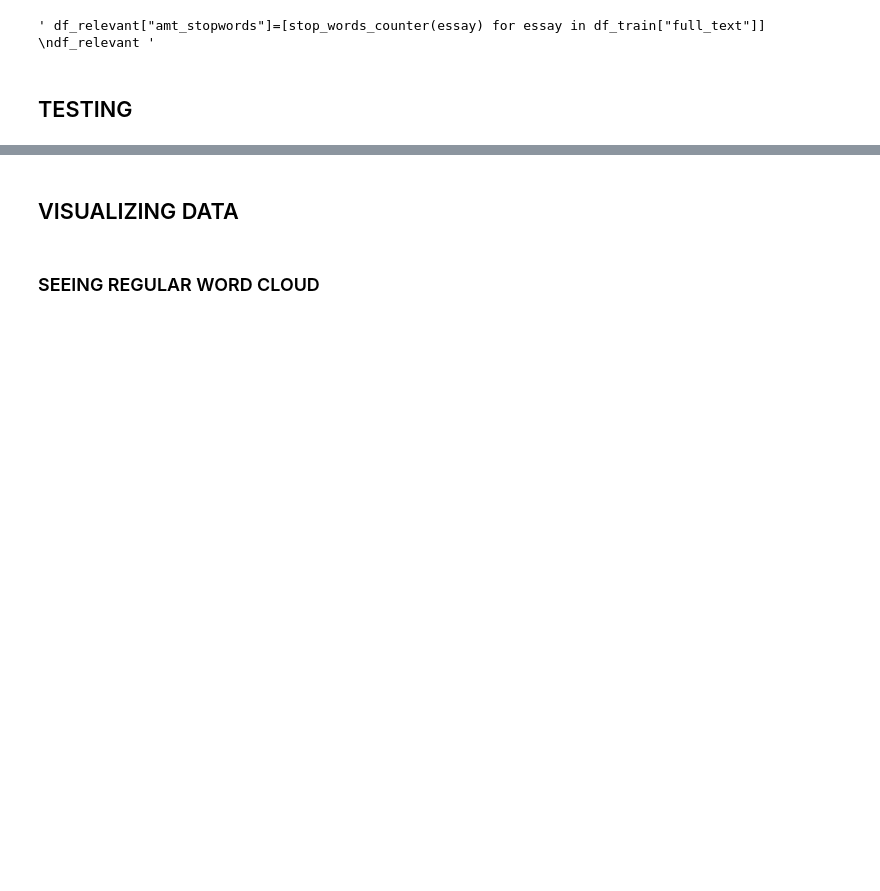
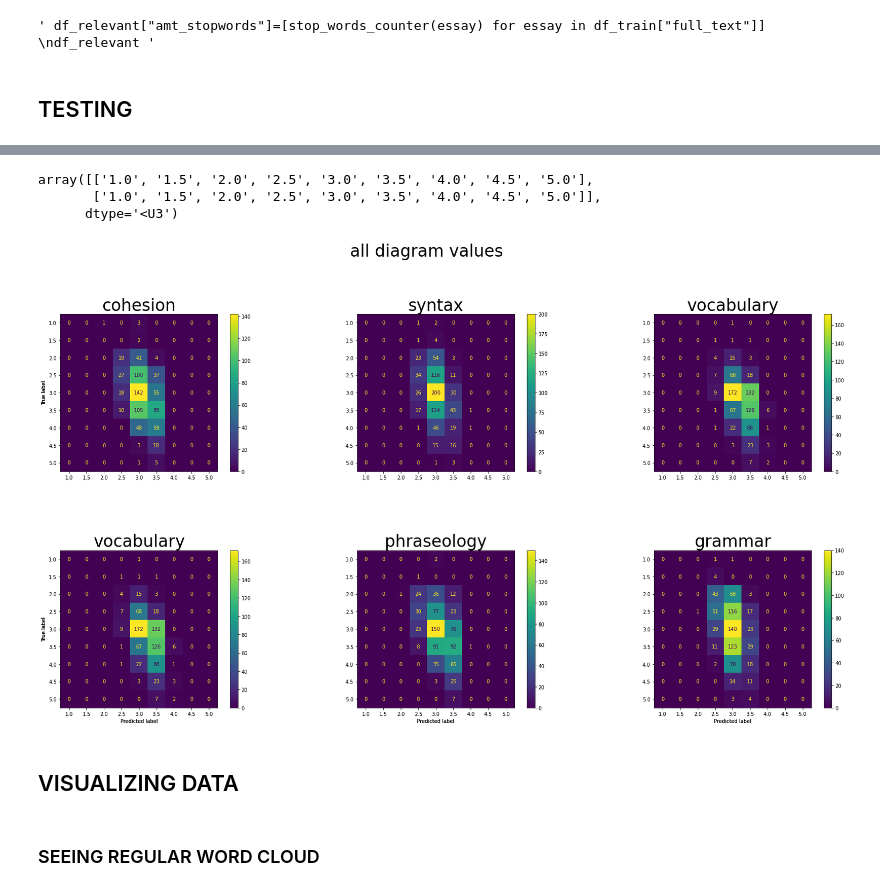
Before and after one commit to leofrio/English-Proficiency-Repository, a Jupyter notebook: doingit.ipynb, the cells around one changed output, grey strips where cells are left out. Saved outputs shown, nothing was run; the diff lists cells and outputs as text; code cells hidden in the pictures; blank space fills up the shorter version.

```diff
--- a/doingit.ipynb
+++ b/doingit.ipynb
@@ -437,0 +612,15 @@ first
+# %%
+predictions_classifier=[]
+for multiarr in predictions_sample:
+    subaux=[]
+    for pred in multiarr:
+        subaux.append(str(pred))
+    predictions_classifier.append(subaux)
+predictions_classifier
+y_classifier=[]
+for multiarr in y_sample.to_numpy():
+    subaux=[]
+    for pred in multiarr:
+        subaux.append(str(pred))
+    y_classifier.append(subaux)
+y_classifier
@@ -438,3 +645,45 @@ first
+# %%
+labels=np.array([
+    np.unique(y_classifier) ,
+    np.unique(y_classifier)
+] )
+labels
+# %% [output]
+array([['1.0', '1.5', '2.0', '2.5', '3.0', '3.5', '4.0', '4.5', '5.0'],
+       ['1.0', '1.5', '2.0', '2.5', '3.0', '3.5', '4.0', '4.5', '5.0']],
+      dtype='<U3')
+# %%
+arrs=[
+    (["Pred"] *6)+(["Real"] * 6),
+    target_names.copy() + target_names.copy()
+]
+scaler=StandardScaler()
+tarrs=zip(arrs[0],arrs[1])
+predictions_index=pd.MultiIndex.from_tuples(tarrs)
+pred_and_y=np.concatenate((predictions_classifier,y_classifier),axis=1)
+compares=pd.DataFrame(pred_and_y,columns=predictions_index)
+fig,ax =plt.subplots(2,3)
+fig.suptitle("all diagram values",size=33)
+fig.set_figwidth(30)
+fig.set_figheight(15)
+dimX=ax.shape[0]
+dimY=ax.shape[1]
+for i in range(dimX):
+    for j in range(dimY) :
+        oneDIndex=(i*dimX)+j
+        cm=confusion_matrix(compares['Real'][target_names[oneDIndex]],compares['Pred'][target_names[oneDIndex]])
+        ConfusionMatrixDisplay(confusion_matrix=cm).plot(ax=ax[i,j])
+        ax[i,j].set_title(target_names[oneDIndex],size=33)
+        ax[i,j].set_xticks(np.arange(9),labels=np.unique(y_classifier))
+        ax[i,j].set_yticks(np.arange(9),labels=np.unique(y_classifier))
+        #ax[i,j].set_xbound(lower=0,upper=350)
+        #centerish=ax[i,j].get_xbound()[1]/2
+        #centerishY=ax[i,j].get_ybound()[1]/2
+        #ax[i,j].text(x=centerish-13,y=-centerishY/2.5,s=("R2:%f" % float(auxdic[oneDIndex][1])),ma="center")
+fig.align_labels()
+fig.subplots_adjust(top=0.85,hspace=0.5)
+# %% [output]
+[figure, added]
 # %% [markdown]
 ## VISUALIZING DATA
 # %% [markdown]
```
Also changed, not shown: parts of 61 cells of this notebook, 4 other files.
